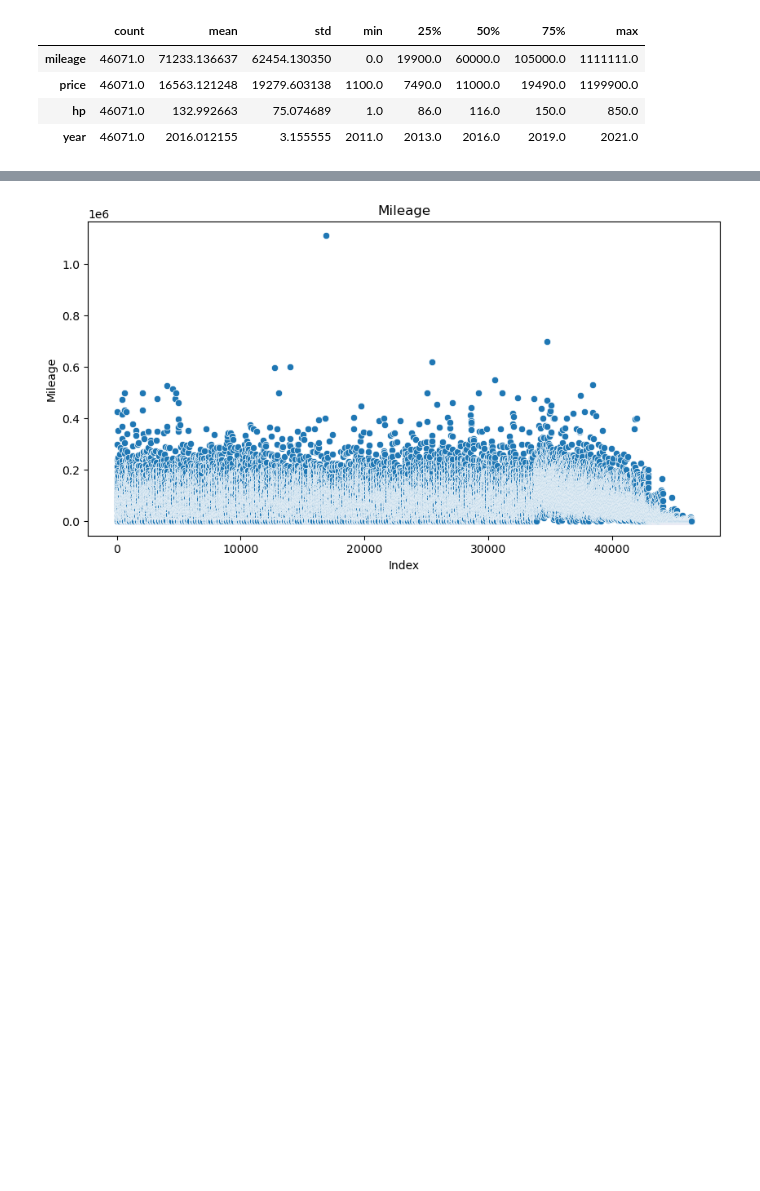
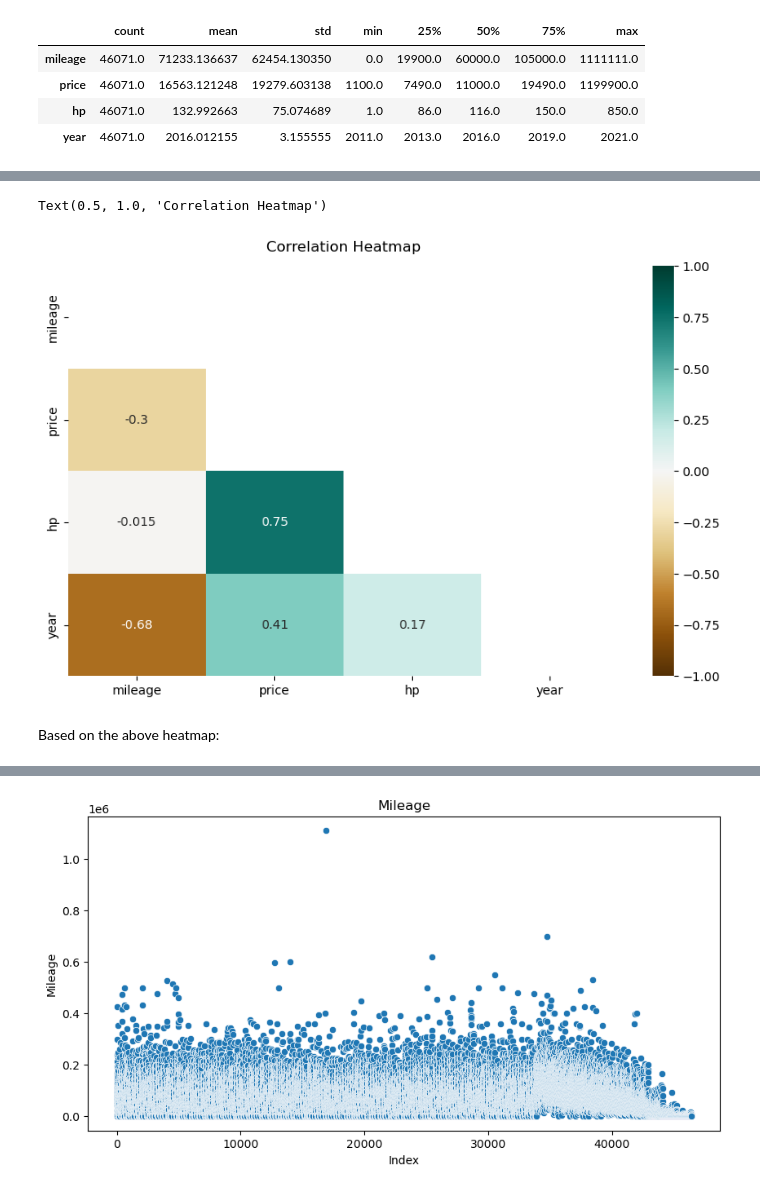
Before and after one commit to harrizazham98/DataScienceProj, a Jupyter notebook: 005_CarPurchase/eda.ipynb, the cells around one changed output, grey strips where cells are left out. Cells and saved outputs as stored; diff of their text form; code cells hidden in the pictures; blank space fills up the shorter version.

```diff
--- a/005_CarPurchase/eda.ipynb
+++ b/005_CarPurchase/eda.ipynb
@@ -78,0 +98,12 @@ data.describe().T
+# %%
+# Correlation between each feature
+df_corr = data.corr()
+plt.figure(figsize=(10, 6))
+mask = np.triu(np.ones_like(data.corr(), dtype=np.bool))
+sns.heatmap(df_corr, mask=mask, vmin=-1, vmax=1, annot=True, cmap='BrBG')
+plt.title('Correlation Heatmap', fontdict={'fontsize': 12}, pad=12)
+# %% [output]
+Text(0.5, 1.0, 'Correlation Heatmap')
+[figure, added]
+# %% [markdown]
+Based on the above heatmap:
```
Also changed, not shown: parts of 11 cells of this notebook, 2 other files.
